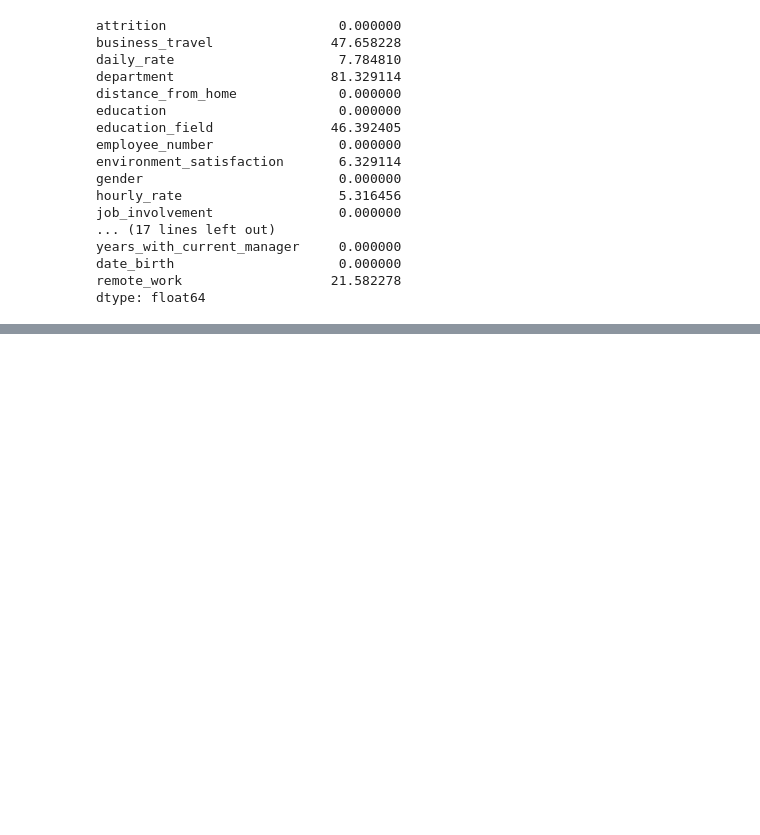
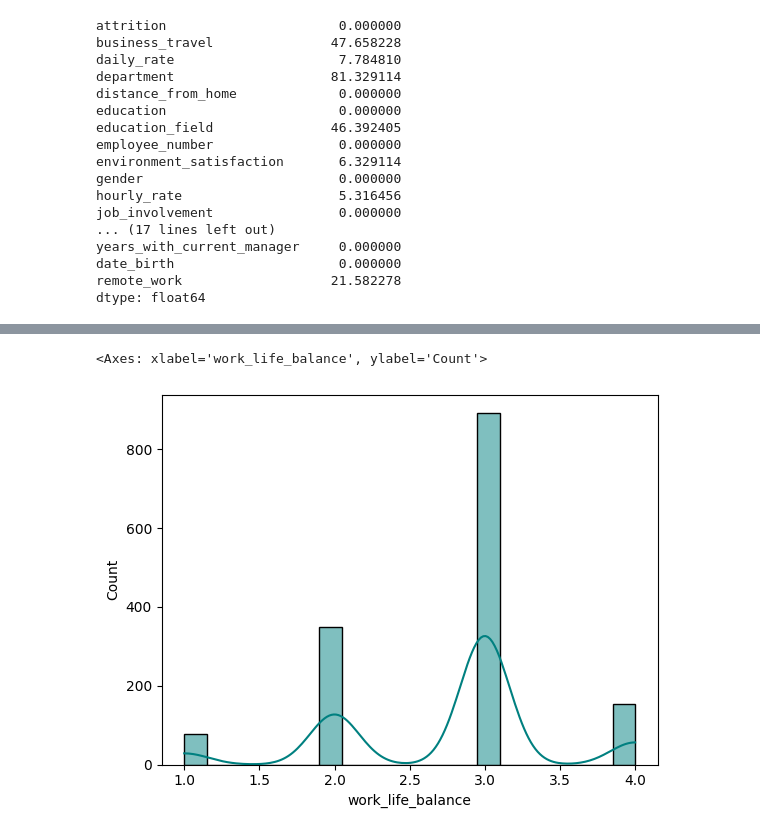
Before and after one commit to icorreald/proyecto-da-promo-G-modulo-3-team-3, a Jupyter notebook: notebooks-trabajo/isa.ipynb, the cells around one changed output, grey strips where cells are left out. Cells and saved outputs as stored; diff of their text form; code cells hidden in the pictures; blank space fills up the shorter version.

```diff
--- a/notebooks-trabajo/isa.ipynb
+++ b/notebooks-trabajo/isa.ipynb
@@ -687,0 +831,9 @@ economics.to_csv('../csv-archivos/economics.csv')
+# %%
+sns.histplot(x = "work_life_balance",
+             data = df,
+             color = "teal",
+             kde = True,
+             bins = 20 )
+# %% [output]
+<Axes: xlabel='work_life_balance', ylabel='Count'>
+[figure, added]
```
Also changed, not shown: parts of 17 cells of this notebook, 5 other files.
